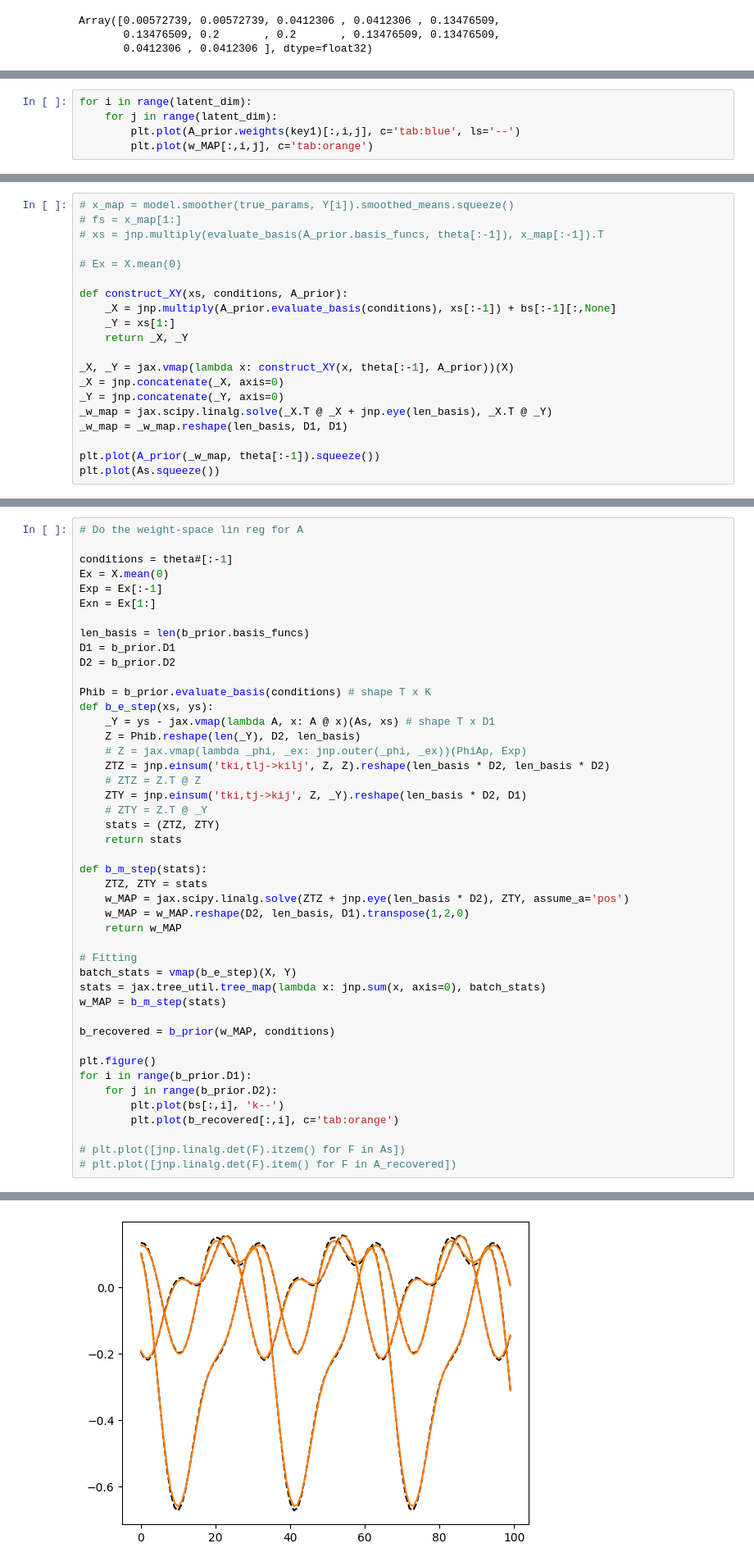
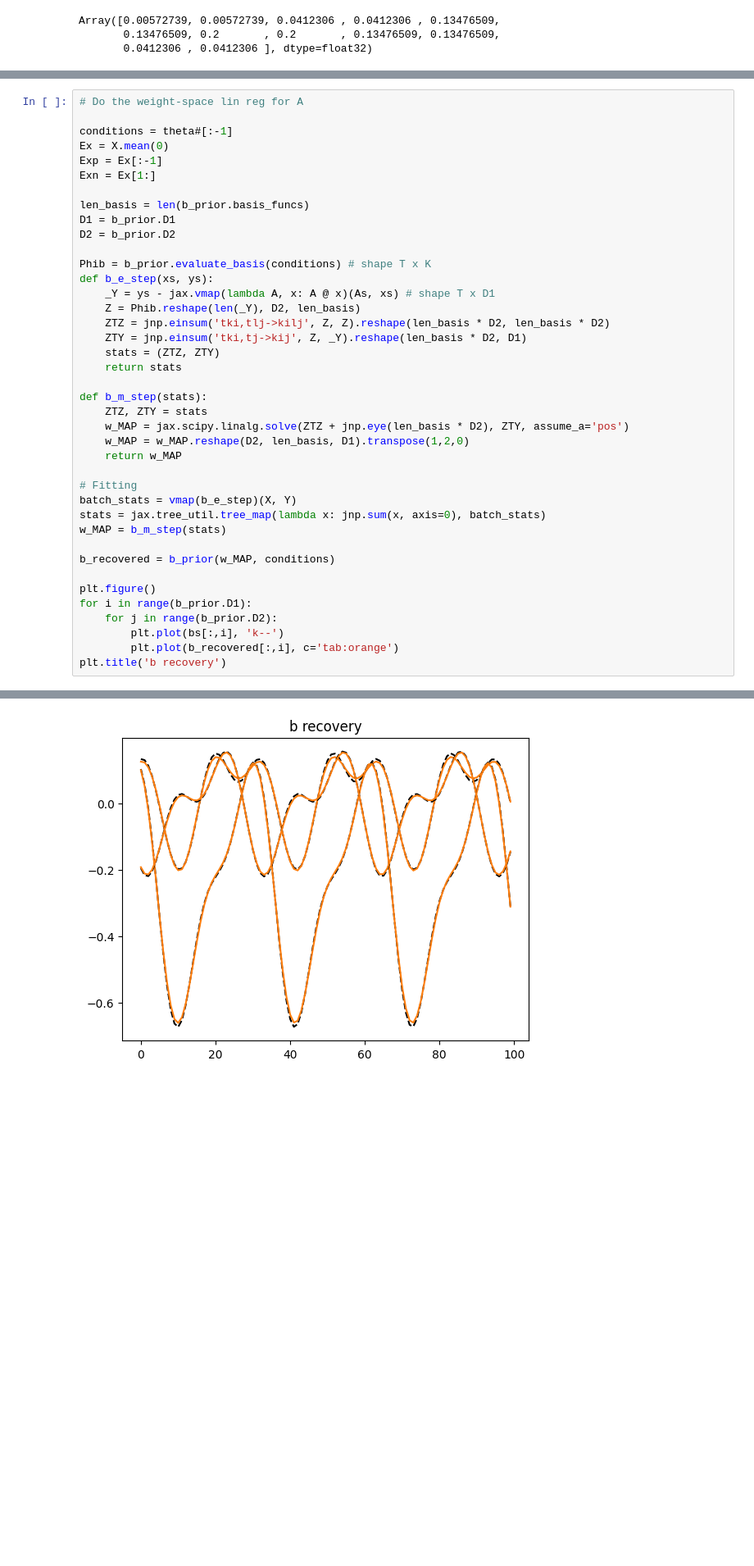
Before and after one commit to neurostatslab/clds, a Jupyter notebook: notebooks/GP_linreg.ipynb, the cells around one changed output, grey strips where cells are left out. Shown at 82% size. Saved outputs shown, nothing was run; the diff lists cells and outputs as text; blank space fills up the shorter version.

```diff
--- a/notebooks/GP_linreg.ipynb
+++ b/notebooks/GP_linreg.ipynb
@@ -146,5 +129,0 @@ As.shape
-# %%
-for i in range(latent_dim):
-    for j in range(latent_dim):
-        plt.plot(A_prior.weights(key1)[:,i,j], c='tab:blue', ls='--')
-        plt.plot(w_MAP[:,i,j], c='tab:orange')
@@ -153,20 +129,0 @@ for i in range(latent_dim):
-# %%
-# x_map = model.smoother(true_params, Y[i]).smoothed_means.squeeze()
-# fs = x_map[1:]
-# xs = jnp.multiply(evaluate_basis(A_prior.basis_funcs, theta[:-1]), x_map[:-1]).T
-
-# Ex = X.mean(0)
-
-def construct_XY(xs, conditions, A_prior):
-    _X = jnp.multiply(A_prior.evaluate_basis(conditions), xs[:-1]) + bs[:-1][:,None]
-    _Y = xs[1:]
-    return _X, _Y
-
-_X, _Y = jax.vmap(lambda x: construct_XY(x, theta[:-1], A_prior))(X)
-_X = jnp.concatenate(_X, axis=0)
-_Y = jnp.concatenate(_Y, axis=0)
-_w_map = jax.scipy.linalg.solve(_X.T @ _X + jnp.eye(len_basis), _X.T @ _Y)
-_w_map = _w_map.reshape(len_basis, D1, D1)
-
-plt.plot(A_prior(_w_map, theta[:-1]).squeeze())
-plt.plot(As.squeeze())
@@ -188,11 +143,8 @@ Phib = b_prior.evaluate_basis(conditions) # shape T x K
 def b_e_step(xs, ys):
     _Y = ys - jax.vmap(lambda A, x: A @ x)(As, xs) # shape T x D1
     Z = Phib.reshape(len(_Y), D2, len_basis)
-    # Z = jax.vmap(lambda _phi, _ex: jnp.outer(_phi, _ex))(PhiAp, Exp)
     ZTZ = jnp.einsum('tki,tlj->kilj', Z, Z).reshape(len_basis * D2, len_basis * D2)
-    # ZTZ = Z.T @ Z
     ZTY = jnp.einsum('tki,tj->kij', Z, _Y).reshape(len_basis * D2, D1)
-    # ZTY = Z.T @ _Y
     stats = (ZTZ, ZTY)
     return stats
 
@@ -214,7 +166,5 @@ for i in range(b_prior.D1):
     for j in range(b_prior.D2):
         plt.plot(bs[:,i], 'k--')
         plt.plot(b_recovered[:,i], c='tab:orange')
-
-# plt.plot([jnp.linalg.det(F).itzem() for F in As])
-# plt.plot([jnp.linalg.det(F).item() for F in A_recovered])
+plt.title('b recovery')
 # %% [output]
@@ -222 +172 @@ for i in range(b_prior.D1):
-[figure, old version]
+[figure, new version]
```
Also changed, not shown: parts of 12 cells of this notebook, 1 other file.
